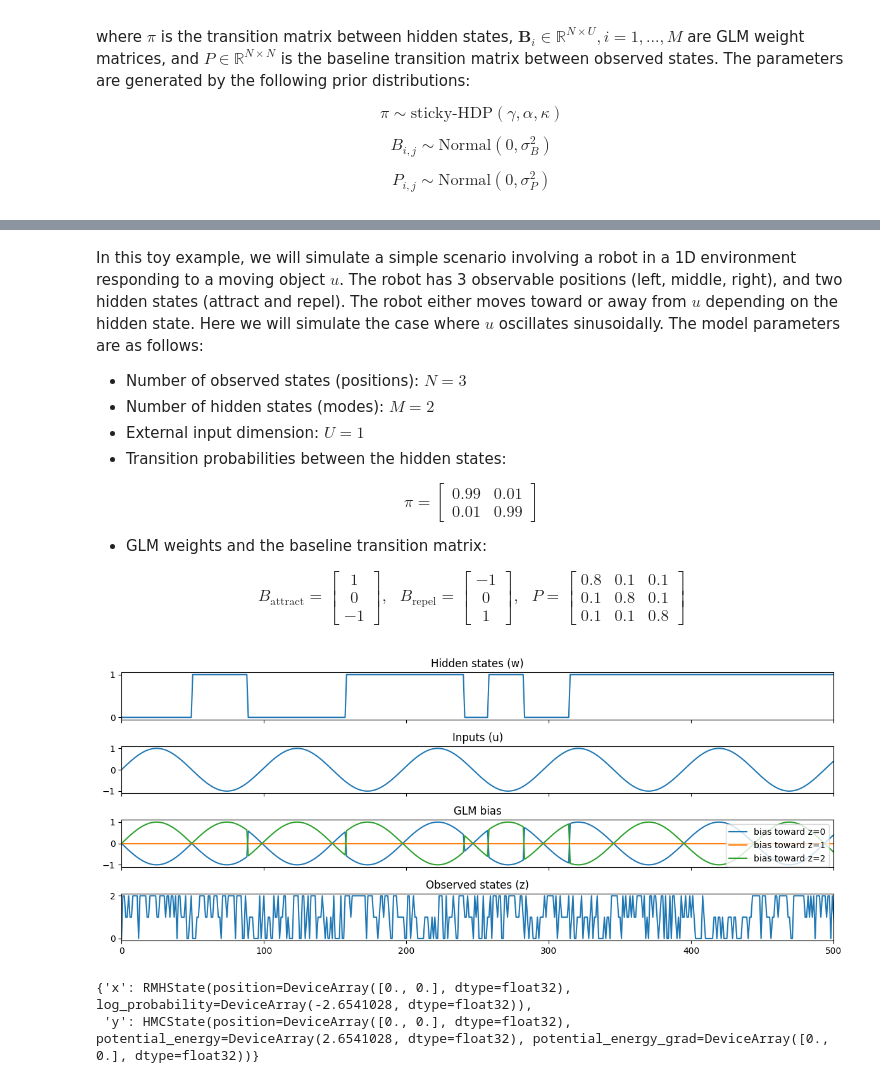
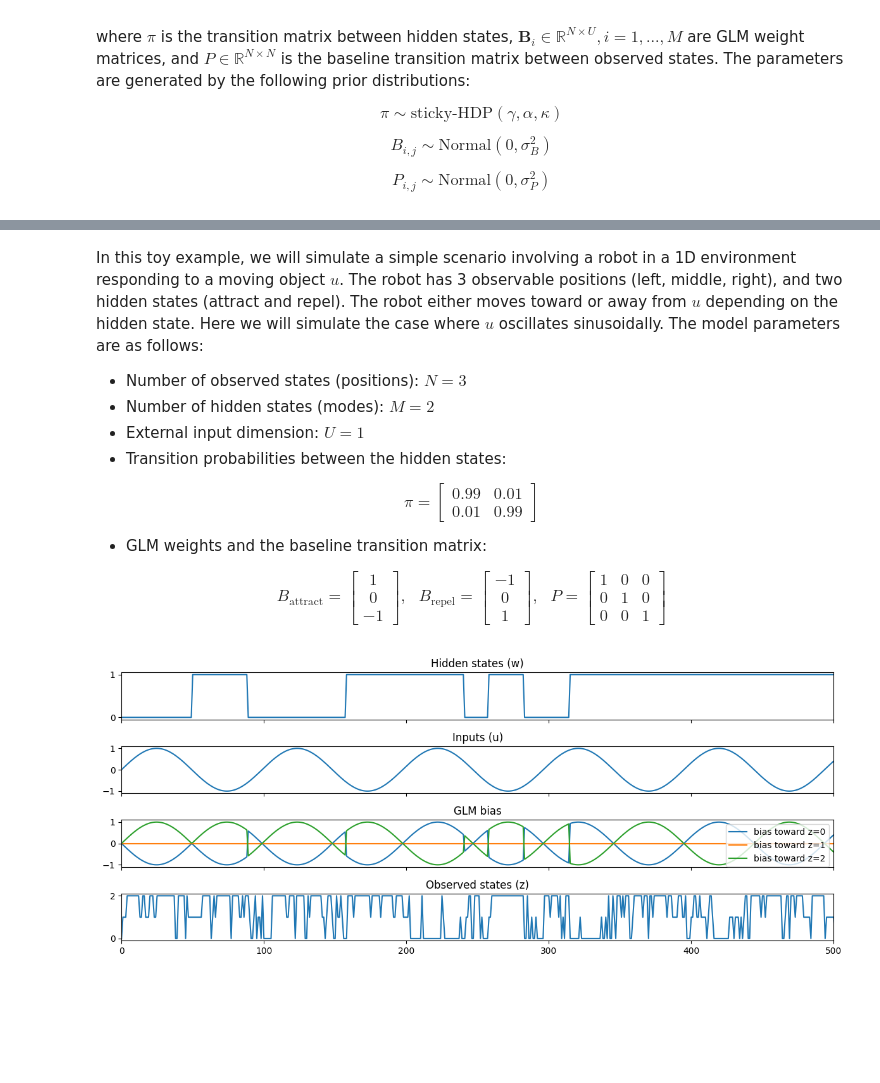
Before and after one commit to dattalab/jax-moseq, a Jupyter notebook: examples/glm_hmm.ipynb, the cells around one changed output, grey strips where cells are left out. Cells and saved outputs as stored; diff of their text form; code cells hidden in the pictures; blank space fills up the shorter version.

```diff
--- a/examples/glm_hmm.ipynb
+++ b/examples/glm_hmm.ipynb
@@ -13,6 +13,7 @@ $$ B_{i,j} \sim \text{Normal}(0, \sigma_B^2)$$
 
 $$ P_{i,j} \sim \text{Normal}(0, \sigma_P^2)$$
 # %%
+import tqdm
 import jax
 import jax.numpy as jnp
 import jax.random as jr
@@ -24,7 +25,7 @@ from jax_moseq.utils import pad_along_axis
 from functools import partial
 na = jnp.newaxis
 
-
+@partial(jax.jit, static_argnames=('num_steps',))
 def resample_glm_params(seed, z, u, w, mask, P, B, sigmasq_P, sigmasq_B,
                         step_size=1e-3, num_steps=10, **kwargs):
     """
@@ -42,9 +43,9 @@ def resample_glm_params(seed, z, u, w, mask, P, B, sigmasq_P, sigmasq_B,
         Hidden states.
     mask : jnp.ndarray of shape (num_seqs, T)
         Mask for observed data.
-    P_init : jnp.ndarray of shape (N, N)
+    P : jnp.ndarray of shape (N, N)
         Initial baseline transition matrix for the observed states.
-    B_init : jnp.ndarray of shape (M, N, U)
+    B : jnp.ndarray of shape (M, N, U)
         Initial GLM weights for each hidden state.
     sigmasq_P : float
         Prior variance for each element of the baseline transition matrix.
@@ -63,14 +64,17 @@ def resample_glm_params(seed, z, u, w, mask, P, B, sigmasq_P, sigmasq_B,
         Updated GLM weights for each hidden state.
     """
 
-    def logprob_fn(P, B):
+    def logprob_fn(args):
+        P,B = args
         log_likelihood = (glm_log_likelihood(z, u, P, B[w]) * mask).sum()
         log_prior = -0.5 * (P**2 / sigmasq_P + B**2 / sigmasq_B).sum()
         return log_likelihood + log_prior
 
-    hmc = blackjax.hmc(logprob_fn, step_size, num_integration_steps=num_steps)
-    (P,B), info = hmc.step(seed, hmc.init((P_init, B_init)))
-    return P, B
+    inv_mass_matrix = jnp.ones(P.size + B.size)
+    hmc = blackjax.hmc(logprob_fn, step_size, inv_mass_matrix, num_steps)
+    state, info = hmc.step(seed, hmc.init((P, B)))
+    P,B = state.position
+    return P,B
 
 
 def glm_log_likelihood(z, u, P, B):
@@ -93,14 +97,14 @@ def glm_log_likelihood(z, u, P, B):
     log_likelihoods : jnp.ndarray of shape (num_seqs, T)
         Log-likelihoods under the GLM.
     """
-    baseline = pad_along_axis(P[z[...,1:]], (1,0), axis=-2, value=0)
+    baseline = pad_along_axis(P[z[...,:-1]], (1,0), axis=-2, value=0)
     bias = (B @ u[...,na]).squeeze(-1)
     normalizer = jax.nn.logsumexp(baseline + bias, axis=-1)
     log_likelihoods = jnp.take_along_axis(baseline + bias, z[...,na], axis=-1).squeeze(-1) - normalizer
     return log_likelihoods
 
 
-#@jax.jit
+@jax.jit
 def resample_discrete_stateseqs(seed, z, u, mask, pi, P, B, **kwargs):
     """
     Resamples the discrete state sequence ``w``.
@@ -337,18 +341,21 @@ hypparams = {
     'trans_hypparams': {
         'alpha':5,
         'gamma':1000,
-        'kappa':1000,
+        'kappa':100000,
         'num_states':M
     },
     'glm_hypparams': {
         'sigmasq_B':1,
         'sigmasq_P':1,
-        'step_size':1e-1,
+        'step_size':1e-3,
         'num_steps':10,
         'input_dim':U,
         'num_observed_states':N
     }
 }
 
+z,u,w,mask = jnp.array(z),jnp.array(u),jnp.array(w),jnp.array(jnp.ones_like(z))
+P,B = jnp.array(P),jnp.array(B)
+
 model = init_model(data=data, hypparams=hypparams)
-model = resample_model(data, **model)
+for i in tqdm.trange(100): model = resample_model(data, **model)
@@ -372,7 +396,7 @@ $$\pi = \begin{bmatrix} 0.99 & 0.01 \\ 0.01 & 0.99 \end{bmatrix}$$
 
 $$B_\text{attract} = \begin{bmatrix} 1 \\ 0 \\ -1 \end{bmatrix}, \ \ \
   B_\text{repel} = \begin{bmatrix} -1 \\ 0 \\ 1 \end{bmatrix}, \ \ \
-  P = \begin{bmatrix} 0.8 & 0.1 & 0.1 \\ 0.1 & 0.8 & 0.1 \\ 0.1 & 0.1 & 0.8 \end{bmatrix}$$
+  P = \begin{bmatrix} 1 & 0 & 0 \\ 0 & 1 & 0 \\ 0 & 0 & 1 \end{bmatrix}$$
 # %%
 import numpy as np
 import matplotlib.pyplot as plt
@@ -382,7 +406,7 @@ np.random.seed(43)
 N = 3  # number of observed states
 M = 2  # number of hidden states
 U = 1  # external input dimension
-T = 5000  # number of time steps
+T = 50000  # number of time steps
 
 # Transition probabilities between hidden states
 pi = np.array([[0.99, 0.01],
@@ -391,44 +415,42 @@ pi = np.array([[0.99, 0.01],
 # GLM weight matrices
 B1 = np.array([[-1], [0], [1]])
 B2 = np.array([[1], [0], [-1]])
-B = np.stack([B1, B2], axis=0)
+B = np.stack([B1, B2], axis=0).astype(float)
 
 # Baseline transition matrix between observed states
-P = np.array([[0.8, 0.1, 0.1],
-              [0.1, 0.8, 0.1],
-              [0.1, 0.1, 0.8]])
+P = np.eye(3)
 
 # External input
 u = np.sin(np.arange(T)/np.pi/5)[:,na]
 
 # Simulate hidden states
 w = np.zeros(T, dtype=int)
 for t in range(1, T):
     w[t] = np.random.choice(M, p=pi[w[t-1]])
 
 # Simulate observed states
 z = np.zeros(T, dtype=int)
 for t in range(1, T):
-    transition_prob = np.exp(B[w[t]] @ u[t]) + P[z[t-1]]
+    transition_prob = np.exp(B[w[t]] @ u[t] + P[z[t-1]])
     transition_prob /= transition_prob.sum()
     z[t] = np.random.choice(N, p=transition_prob)
 
 # Plot results
 fig,axs = plt.subplots(4,1,figsize=(12, 5), sharex=True)
 axs[0].plot(w)
 axs[1].plot(u)
 
 glm_bias = (B[w]@(u[:,:,na])).squeeze(-1)
 for i in range(N):
     axs[2].plot(glm_bias[:,i], label=f"bias toward z={i}")
 axs[2].legend(loc='upper right')
 axs[3].plot(z)
 
 axs[0].set_title("Hidden states (w)")
 axs[1].set_title("Inputs (u)")
 axs[2].set_title("GLM bias")
 axs[3].set_title("Observed states (z)")
 axs[3].set_xlim([0,500])
 plt.tight_layout()
 # %% [output]
-[figure, old version]
+[figure, new version]
@@ -553,5 +456,0 @@ initial_state = {
-# %%
-initial_state
-# %% [output]
-{'x': RMHState(position=DeviceArray([0., 0.], dtype=float32), log_probability=DeviceArray(-2.6541028, dtype=float32)),
- 'y': HMCState(position=DeviceArray([0., 0.], dtype=float32), potential_energy=DeviceArray(2.6541028, dtype=float32), potential_energy_grad=DeviceArray([0., 0.], dtype=float32))}
```
Also changed, not shown: parts of 10 cells of this notebook, 1 other file.
